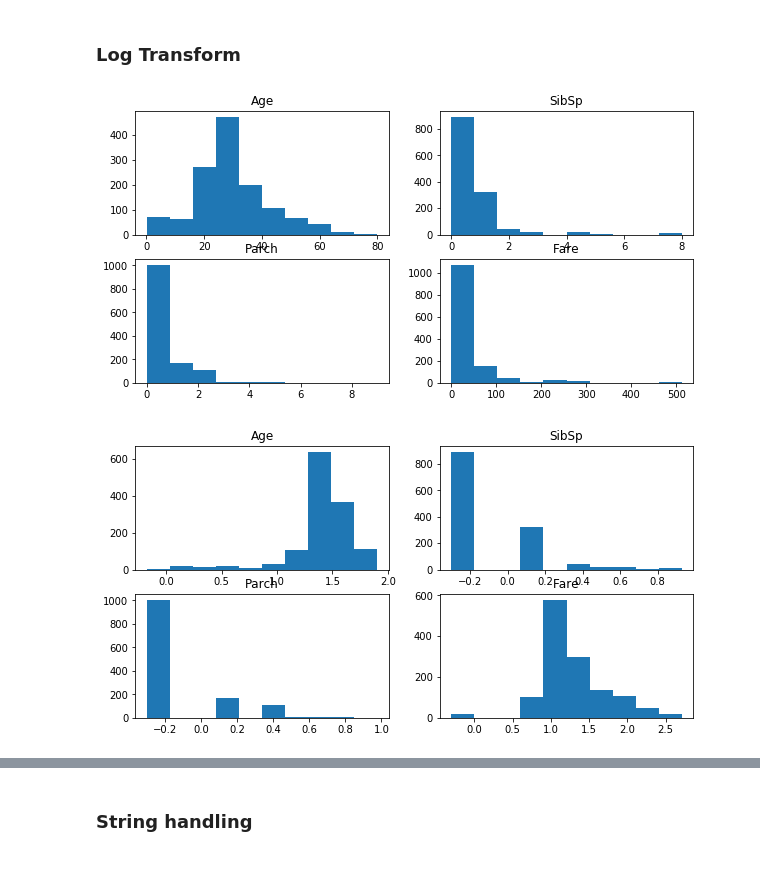
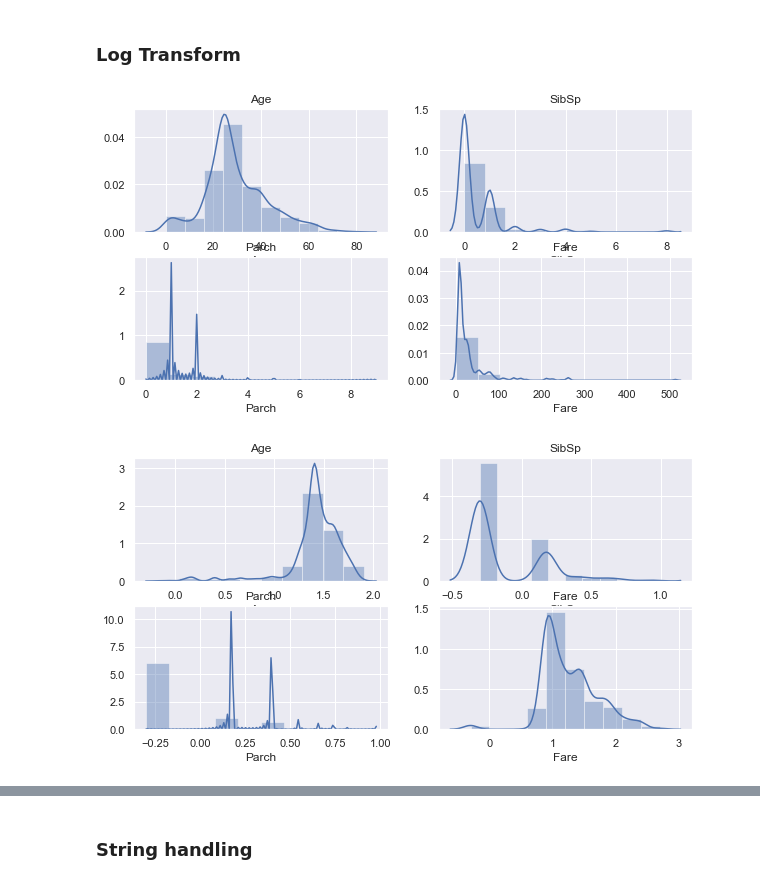
Before and after one commit to blissray/ml-d-project, a Jupyter notebook: code/feature_engineering/titanic-example.py.ipynb, the cells around one changed output, grey strips where cells are left out. Saved outputs shown, nothing was run; the diff lists cells and outputs as text; code cells hidden in the pictures.

```diff
--- a/code/feature_engineering/titanic-example.py.ipynb
+++ b/code/feature_engineering/titanic-example.py.ipynb
@@ -3,6 +3,10 @@ import pandas as pd
 import os
 import matplotlib.pyplot as plt
 import numpy as np
+
+import seaborn as sns
+sns.set(style="white") #white background style for seaborn plots
+sns.set(style="whitegrid", color_codes=True)
 # %%
 DATA_DIR = './titanic'
 data_files = reversed([os.path.join(DATA_DIR, filename) for filename in os.listdir(DATA_DIR)])
@@ -172,0 +238,19 @@ del one_hot_df["Embarked"]
+# %%
+temp_columns = ["Sex", "Pclass", "Embarked"]
+
+me_list = []
+for col_name in temp_columns:
+    temp_df = pd.merge(one_hot_df[col_name], y_true, left_index=True, right_index=True)
+    temp_df["me_"+col_name] = temp_df[col_name].replace(temp_df.groupby(col_name)["Survived"].mean())
+#     sns.countplot(x=col_name, hue="Survived", data=temp_df)
+#     plt.show()
+#     sns.countplot(x="me_"+col_name, hue="Survived", data=temp_df)
+#     plt.show()
+
+    me_list.append(temp_df.drop("Survived", axis=1))
+temp_df =  pd.merge(
+    pd.concat(me_list,axis=1)[["me_" + col_name for col_name in temp_columns ]],
+    y_true, left_index=True, right_index=True)
+corr =  temp_df.corr()
+sns.set()
+ax = sns.heatmap(corr, annot=True,  linewidths=.5, cmap="YlGnBu")
@@ -172,0 +268,5 @@ del one_hot_df["Embarked"]
+# %%
+corr =  temp_df.corr()
+sns.set()
+plt.subplots(figsize=(20,15))
+ax = sns.heatmap(corr, annot=True,  linewidths=.8, cmap="YlGnBu")
@@ -195,14 +316,0 @@ one_hot_df["Fare"].hist(bins=50)
-# %%
-fig = plt.figure()
-fig.set_size_inches(10,5) # 싸이즈 설정
-
-ax = []
-colors = ['b', 'g', 'r', 'c', 'm', 'y', 'k']
-for i, col_name in enumerate(numeric_columns):
-    ax.append(fig.add_subplot(2,2,i+1)) # 두개의 plot 생성
-    X_1 = y_true
-    Y_1 = one_hot_df[col_name][:number_of_train_dataset]
-
-    ax[i].scatter(X_1, Y_1)
-    ax[i].set_title(col_name)
-    print(col_name, np.corrcoef(X_1,Y_1))
@@ -274,17 +388,17 @@ bin_one_hot_df
 # %%
 fig = plt.figure()
 fig.set_size_inches(10,5) # 싸이즈 설정
 
 ax = []
 colors = ['b', 'g', 'r', 'c', 'm', 'y', 'k']
 for i, col_name in enumerate(numeric_columns):
     ax.append(fig.add_subplot(2,2,i+1)) # 두개의 plot 생성
     X_1 = bin_one_hot_df[col_name]
 
-    ax[i].hist(X_1)
+    ax[i] = sns.distplot(X_1, bins=10)
     ax[i].set_title(col_name)
 # %% [output]
-[figure, old version]
+[figure, new version]
 # %%
 fig = plt.figure()
 fig.set_size_inches(10,5) # 싸이즈 설정
@@ -295,10 +409,10 @@ for i, col_name in enumerate(numeric_columns):
     ax.append(fig.add_subplot(2,2,i+1)) # 두개의 plot 생성
     X_1 = np.log10(bin_one_hot_df[col_name]+0.5)
 
-    ax[i].hist(X_1)
+    ax[i]= sns.distplot(X_1, bins=10)
     ax[i].set_title(col_name)
 # %% [output]
-[figure, old version]
+[figure, new version]
 # %%
 bin_one_hot_df.isnull().sum()
 # %% [output]
```
Also changed, not shown: parts of 32 cells of this notebook.
